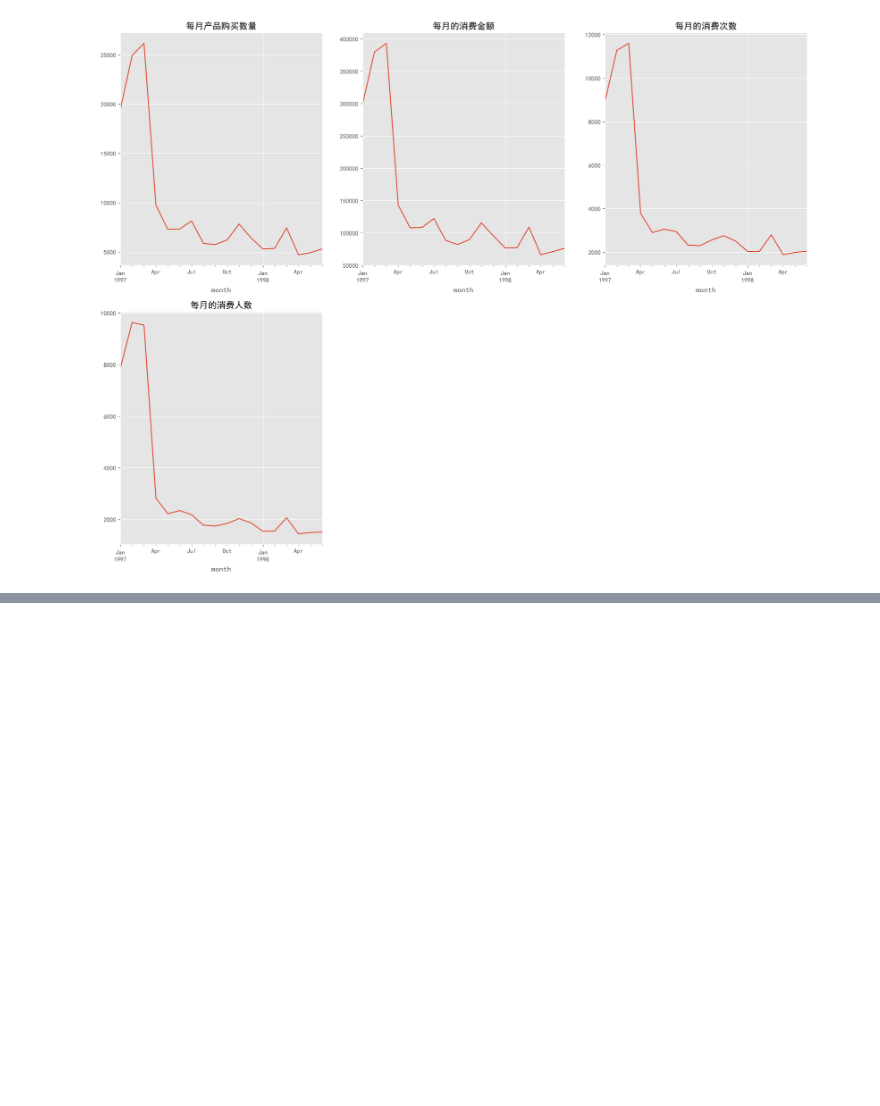
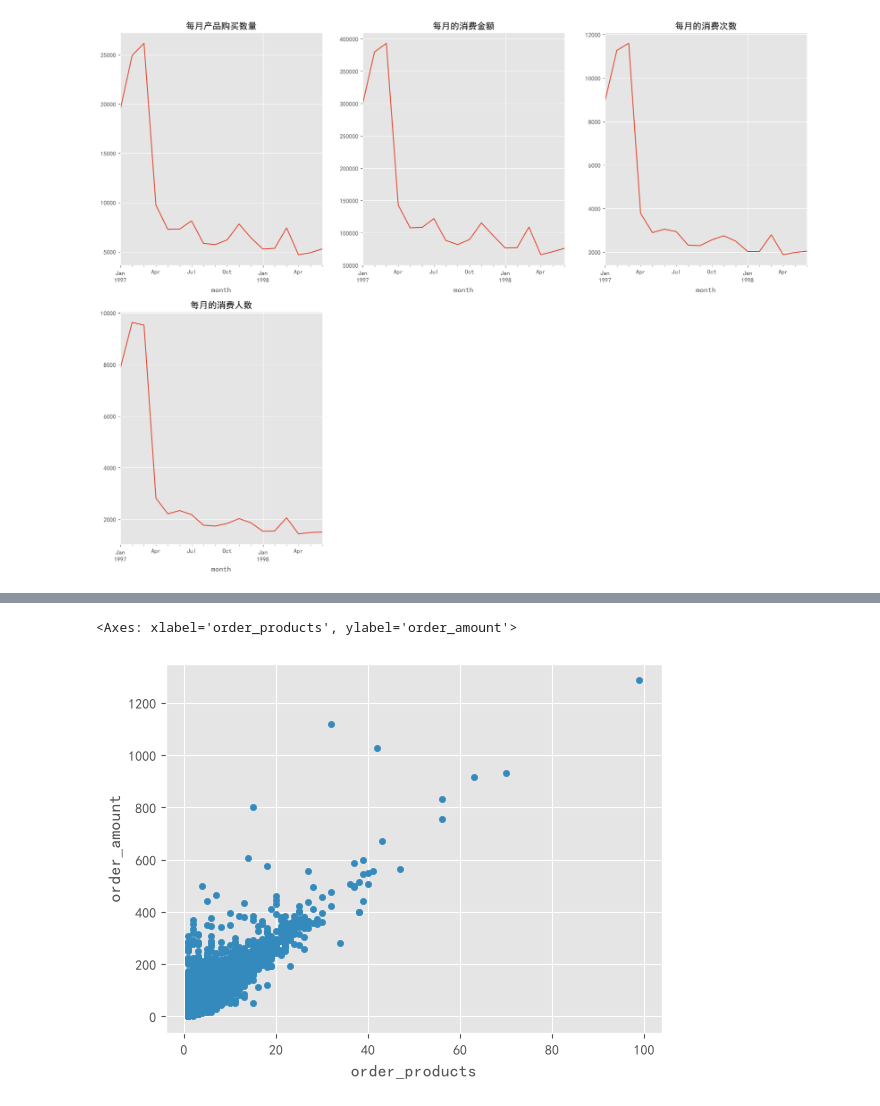
Before and after one commit to 1Zizhang/ecommerce-user-lifecycle-analysis, a Jupyter notebook: notebooks/01_eda_and_rfm_exploration.ipynb, the cells around one changed output, grey strips where cells are left out. Cells and saved outputs as stored; diff of their text form; code cells hidden in the pictures; blank space fills up the shorter version.

```diff
--- a/notebooks/01_eda_and_rfm_exploration.ipynb
+++ b/notebooks/01_eda_and_rfm_exploration.ipynb
@@ -42,0 +58,5 @@ Text(0.5, 1.0, '每月的消费人数')
+# %%
+df.plot(kind = 'scatter', x = 'order_products', y = 'order_amount')
+# %% [output]
+<Axes: xlabel='order_products', ylabel='order_amount'>
+[figure, added]
```
Also changed, not shown: parts of 1 cell of this notebook.
